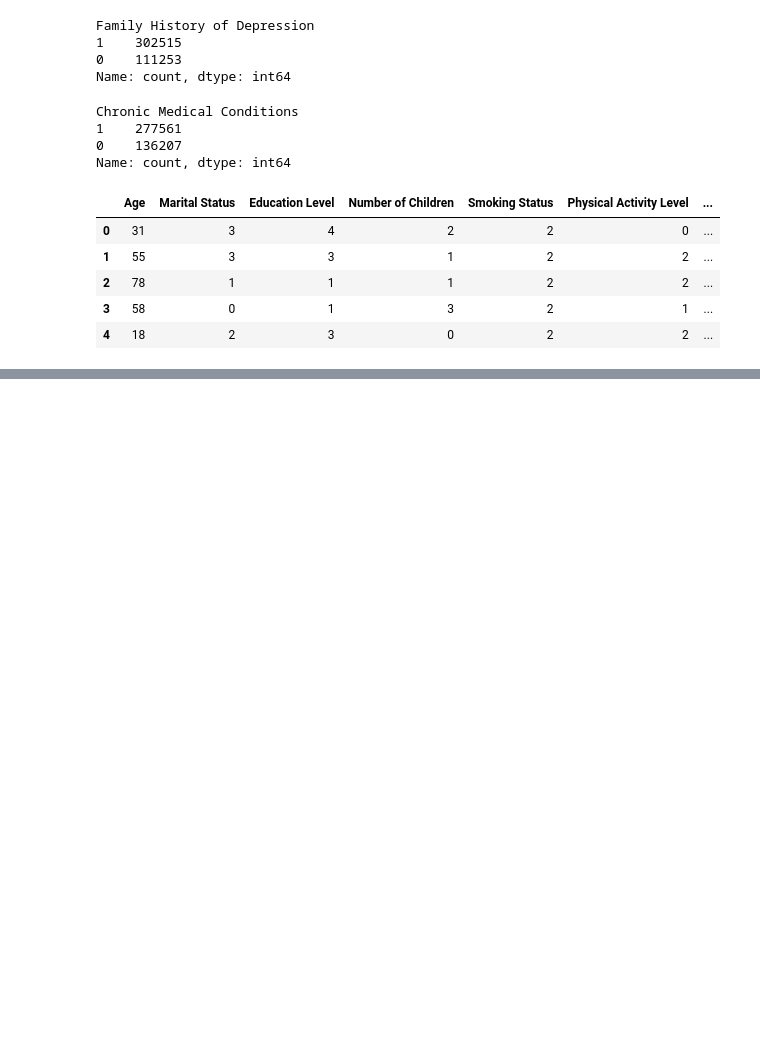
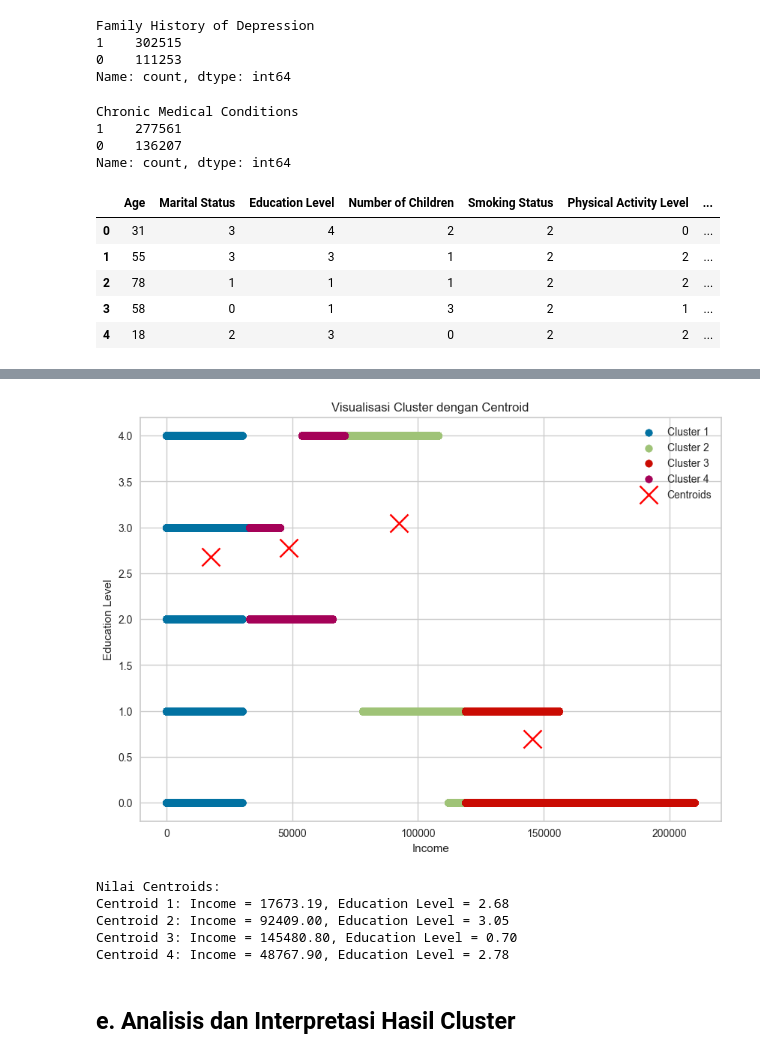
Before and after one commit to ikhsan-data/First-Machine-Learning-Program, a Jupyter notebook: [Clustering]_Submission_Akhir_BMLP_Ikhsan_Aditya_Nuur_Qodri.ipynb, the cells around one changed output, grey strips where cells are left out. Saved outputs shown, nothing was run; the diff lists cells and outputs as text; code cells hidden in the pictures; blank space fills up the shorter version.

Commit message:
update clustering

```diff
--- a/[Clustering]_Submission_Akhir_BMLP_Ikhsan_Aditya_Nuur_Qodri.ipynb
+++ b/[Clustering]_Submission_Akhir_BMLP_Ikhsan_Aditya_Nuur_Qodri.ipynb
@@ -761,0 +547,6 @@ df.head()
+# %%
+# Mengambil kolom 'Income' dan 'Education Level' dari dataset dan menyimpannya dalam array X
+X = df.iloc[:, [7, 2]].values
+
+# Menampilkan data yang diambil dalam format DataFrame dengan nama kolom yang sesuai
+print(pd.DataFrame(X, columns=['Income', 'Education Level']))
@@ -761,0 +667,35 @@ df.head()
+# %%
+# Visualisasi hasil clustering
+plt.figure(figsize=(10, 7))
+
+# Loop untuk setiap cluster
+for cluster_id in range(k):
+    plt.scatter(X[labels == cluster_id, 0], X[labels == cluster_id, 1], label=f"Cluster {cluster_id + 1}")
+
+# Menampilkan centroid
+plt.scatter(kmeans.cluster_centers_[:, 0], kmeans.cluster_centers_[:, 1],
+            s=300, c='red', label='Centroids', marker='x')
+
+# Judul dan label
+plt.title("Visualisasi Cluster dengan Centroid")
+plt.xlabel("Income")
+plt.ylabel("Education Level")
+plt.legend()
+
+# Tampilkan grafik
+plt.show()
+
+# Menampilkan nilai centroid
+print("Nilai Centroids:")
+centroids = kmeans.cluster_centers_
+for i, centroid in enumerate(centroids):
+    print(f"Centroid {i+1}: Income = {centroid[0]:.2f}, Education Level = {centroid[1]:.2f}")
+# %% [output]
+[figure, added]
+Nilai Centroids:
+Centroid 1: Income = 17673.19, Education Level = 2.68
+Centroid 2: Income = 92409.00, Education Level = 3.05
+Centroid 3: Income = 145480.80, Education Level = 0.70
+Centroid 4: Income = 48767.90, Education Level = 2.78
+# %% [markdown]
+## **e. Analisis dan Interpretasi Hasil Cluster**
```
Also changed, not shown: parts of 38 cells of this notebook.
